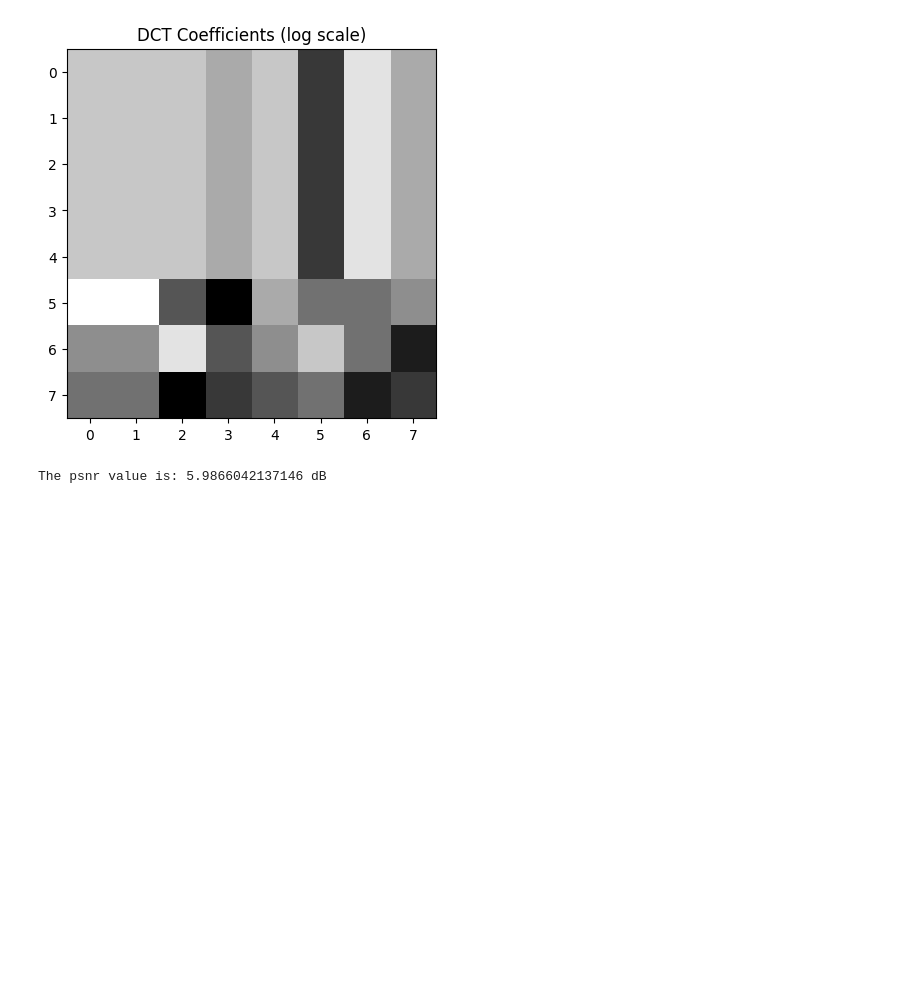
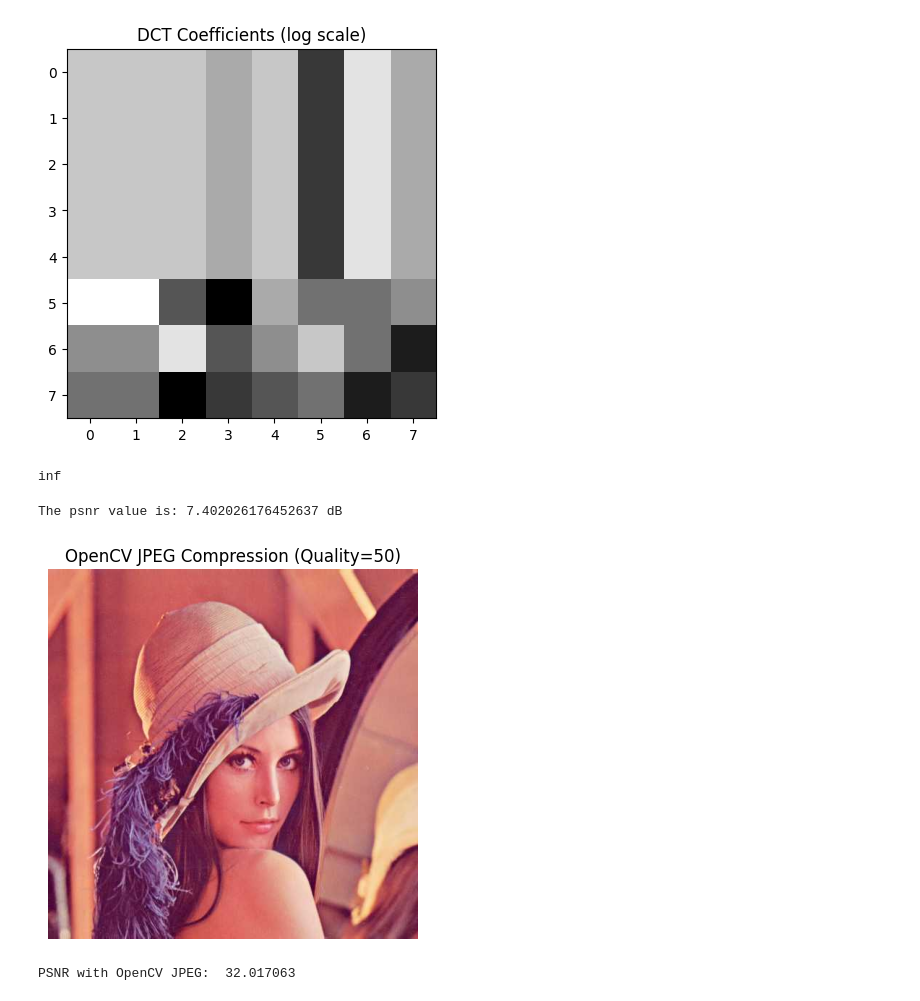
Before and after one commit to Abhijeet-KC/Image_Processing, a Jupyter notebook: 6. JPEG_Compression/Code.ipynb, the cells around one changed output. Saved outputs shown, nothing was run; the diff lists cells and outputs as text; code cells hidden in the pictures; blank space fills up the shorter version.

```diff
--- a/6. JPEG_Compression/Code.ipynb
+++ b/6. JPEG_Compression/Code.ipynb
@@ -155,14 +236,37 @@ plt.show()
 # %%
-def calculate_psnr(img1, img2):
-    mse = np.mean((img1.astype(np.float32) - img2.astype(np.float32)) ** 2)
+# ========== 11. PSNR CALCULATION ==========
+def psnr(original, compressed):
+    mse = np.mean((original - compressed) ** 2)
     if mse == 0:
         return float('inf')
-    max_pixel = 255.0
-    psnr = 10 * np.log10((max_pixel ** 2) / mse)
-    return psnr
+    PIXEL_MAX = 255.0
+    return 20 * np.log10(PIXEL_MAX / np.sqrt(mse))
+# %%
+psnr_1 = psnr(blocks[0,0], reconstructed_image)
+psnr_1
+# %% [output]
+inf
 # %%
-psnr = calculate_psnr(blocks[0,0], reconstructed_image)
+psnr_val = psnr(img.astype(np.float32), compressed_img.astype(np.float32))
 # %%
-print(f"The psnr value is: {psnr} dB")
+print(f"The psnr value is: {psnr_val} dB")
 # %% [output]
-The psnr value is: 5.9866042137146 dB
+The psnr value is: 7.402026176452637 dB
+# %%
+# ========== 12. BONUS TASKS ==========
+# a. Try different Q matrices
+# b. Set subsample=False in jpeg_compress() to disable chroma subsampling
+# c. Compare OpenCV JPEG
+_, encoded = cv2.imencode('.jpg', cv2.cvtColor(img, cv2.COLOR_RGB2BGR), [int(cv2.IMWRITE_JPEG_QUALITY), 50])
+decoded = cv2.imdecode(encoded, 1)
+decoded_rgb = cv2.cvtColor(decoded, cv2.COLOR_BGR2RGB)
+
+plt.imshow(decoded_rgb)
+plt.title("OpenCV JPEG Compression (Quality=50)")
+plt.axis('off')
+plt.show()
+
+print("PSNR with OpenCV JPEG: ", psnr(img.astype(np.float32), decoded_rgb.astype(np.float32)))
+# %% [output]
+[figure, added]
+PSNR with OpenCV JPEG:  32.017063
```
Also changed, not shown: parts of 18 cells of this notebook.
